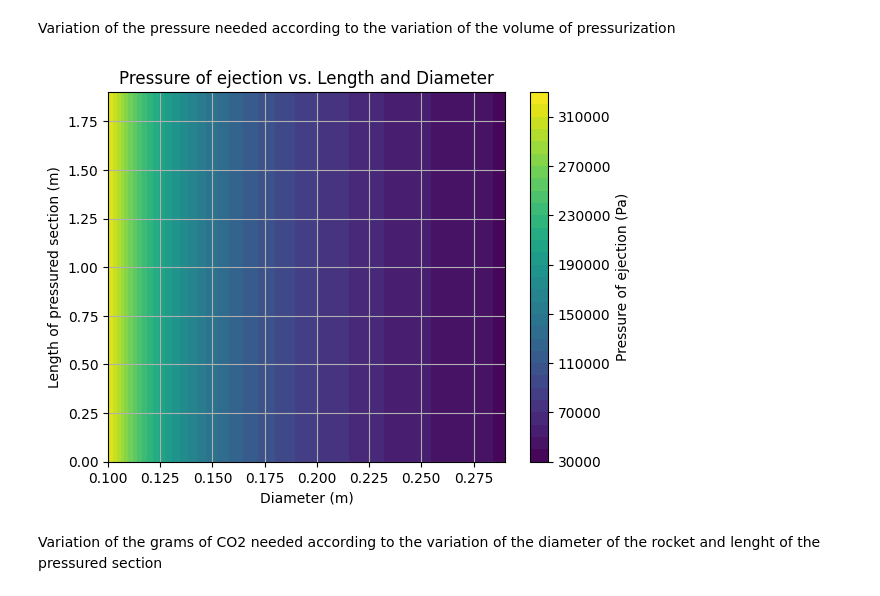
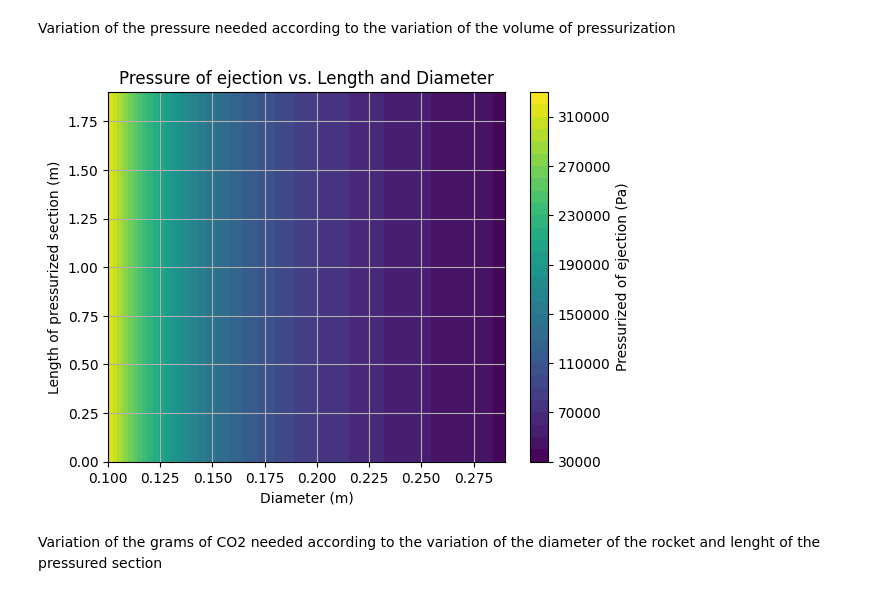
Before and after one commit to davidmf17/P_CS_Final_Project, a Jupyter notebook: Rocketry_Tools_P&CS_Final_Project.ipynb, the cells around one changed output. Saved outputs shown, nothing was run; the diff lists cells and outputs as text; code cells hidden in the pictures.

```diff
--- a/Rocketry_Tools_P&CS_Final_Project.ipynb
+++ b/Rocketry_Tools_P&CS_Final_Project.ipynb
@@ -106,36 +106,36 @@ temperature = 250 #Temperature at the point of ejection in Kelvin [K]
 mass_eject = 10 #Mass needed to eject in Kilograms [Kg]
 
 
 # Create a range of lengths of pressured section and diameters of the rocket
 lengths_pressures = np.arange(0, 2, 0.1)  # Lengths from 1 to 20 meters with an step of 0.1 m
 diameters_test = np.arange(0.1, 0.3, 0.01)  # Diameters from 0.1 to 1 meter with a step of 0.01 m
 
 '''With this line, the program creates an array filled with zeros but with the space for all the possible combinantions between lenght and diameter
 for the calc of the volume of the zone of ejection'''
 pressures = np.zeros((len(lengths_pressures), len(diameters_test)))
 
 
 '''Bucle with "for" to do the calculation with the variation of every parameter; with the function of enumerate, the code can
 access easy to every parameter in the arange for lenght an after thar in the arange for the diameter, after that, the code return that value
 to the previus array filled with cero, and change those values for the ones that were calculated.'''
 
 for i, length_pressure in enumerate(lengths_pressures):
     for j, rocket_diameter in enumerate(diameters_test):
         rocket_test = Rocket(rocket_diameter, shear_pin, mass_eject, length_pressure, temperature)
         rocket_test.calc_pressure_ejection() #Function to calculate the pressure of ejection needed
         pressures[i, j] = rocket_test.pressure #The array is filled with the previus calculations of the pressure
 
 # Create a 2D contour plot
 X, Y = np.meshgrid(diameters_test, lengths_pressures)
 plt.contourf(X, Y, pressures, levels=30, cmap='viridis')
-plt.colorbar(label='Pressure of ejection (Pa)')
+plt.colorbar(label='Pressurized of ejection (Pa)')
 plt.xlabel('Diameter (m)')
-plt.ylabel('Length of pressured section (m)')
+plt.ylabel('Length of pressurized section (m)')
 plt.title('Pressure of ejection vs. Length and Diameter')
 plt.grid()
 plt.show()
 # %% [output]
-[figure, old version]
+[figure, new version]
 # %% [markdown]
 Variation of the grams of CO2 needed according to the variation of the diameter of the rocket and lenght of the pressured section
 # %%
```
Also changed, not shown: parts of 4 cells of this notebook.
